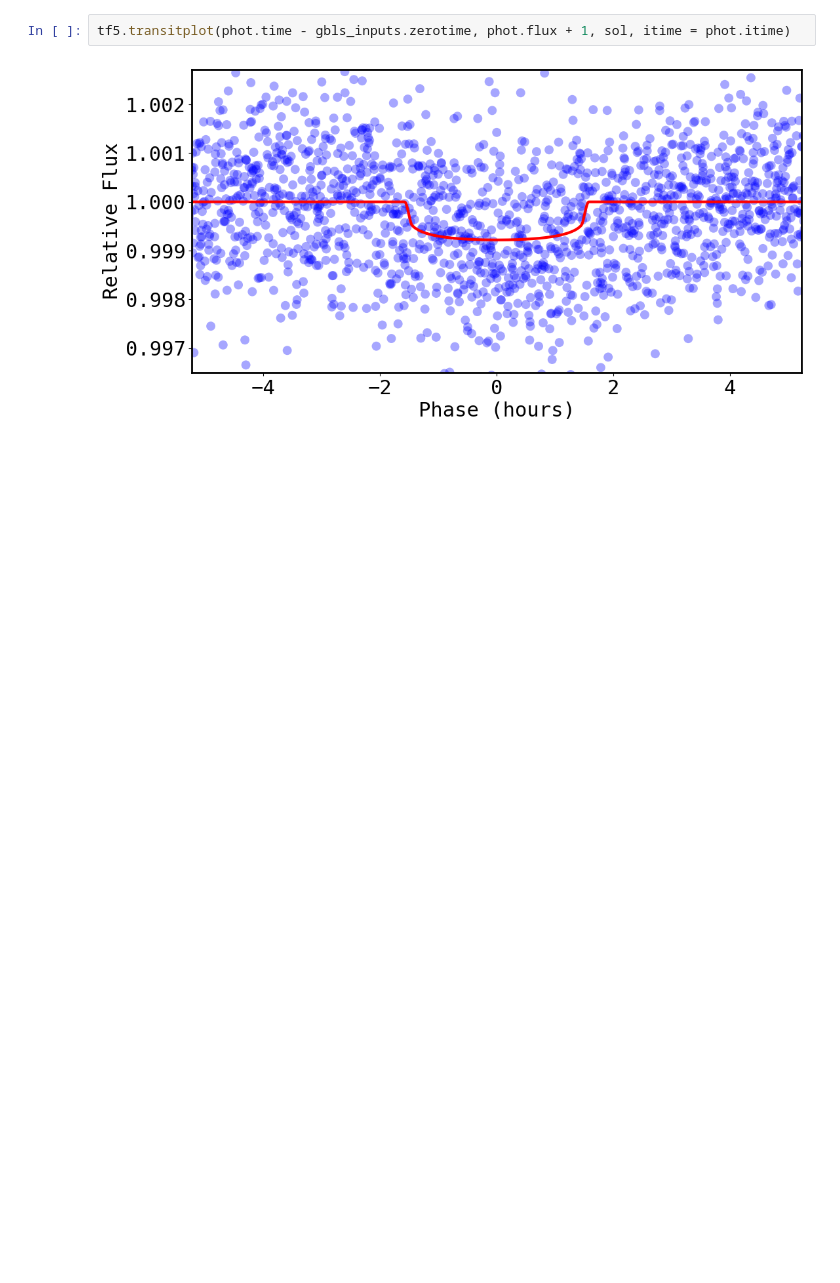
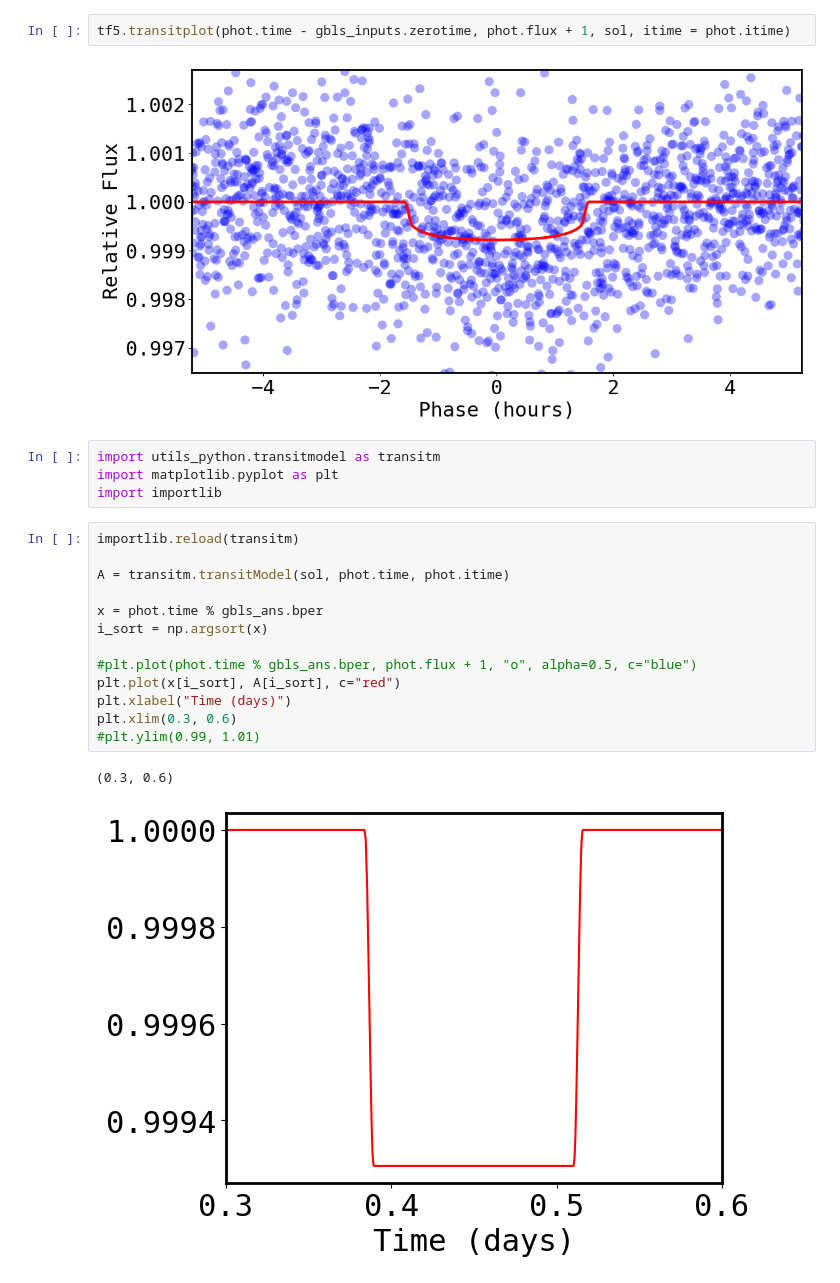
Before and after one commit to royalexis/bls_cuda, a Jupyter notebook: bls_cpu.ipynb, the cells around one changed output. Saved outputs shown, nothing was run; the diff lists cells and outputs as text; blank space fills up the shorter version.

```diff
--- a/bls_cpu.ipynb
+++ b/bls_cpu.ipynb
@@ -127,3 +126,23 @@ transitplot(time, flux, sol, nplanetplot=1, itime=-1, ntt=0, tobs=0, omc=0, dtyp
 tf5.transitplot(phot.time - gbls_inputs.zerotime, phot.flux + 1, sol, itime = phot.itime)
 # %% [output]
 [figure]
+# %%
+import utils_python.transitmodel as transitm
+import matplotlib.pyplot as plt
+import importlib
+# %%
+importlib.reload(transitm)
+
+A = transitm.transitModel(sol, phot.time, phot.itime)
+
+x = phot.time % gbls_ans.bper
+i_sort = np.argsort(x)
+
+#plt.plot(phot.time % gbls_ans.bper, phot.flux + 1, "o", alpha=0.5, c="blue")
+plt.plot(x[i_sort], A[i_sort], c="red")
+plt.xlabel("Time (days)")
+plt.xlim(0.3, 0.6)
+#plt.ylim(0.99, 1.01)
+# %% [output]
+(0.3, 0.6)
+[figure, added]
```
Also changed, not shown: parts of 8 cells of this notebook, 3 other files.
